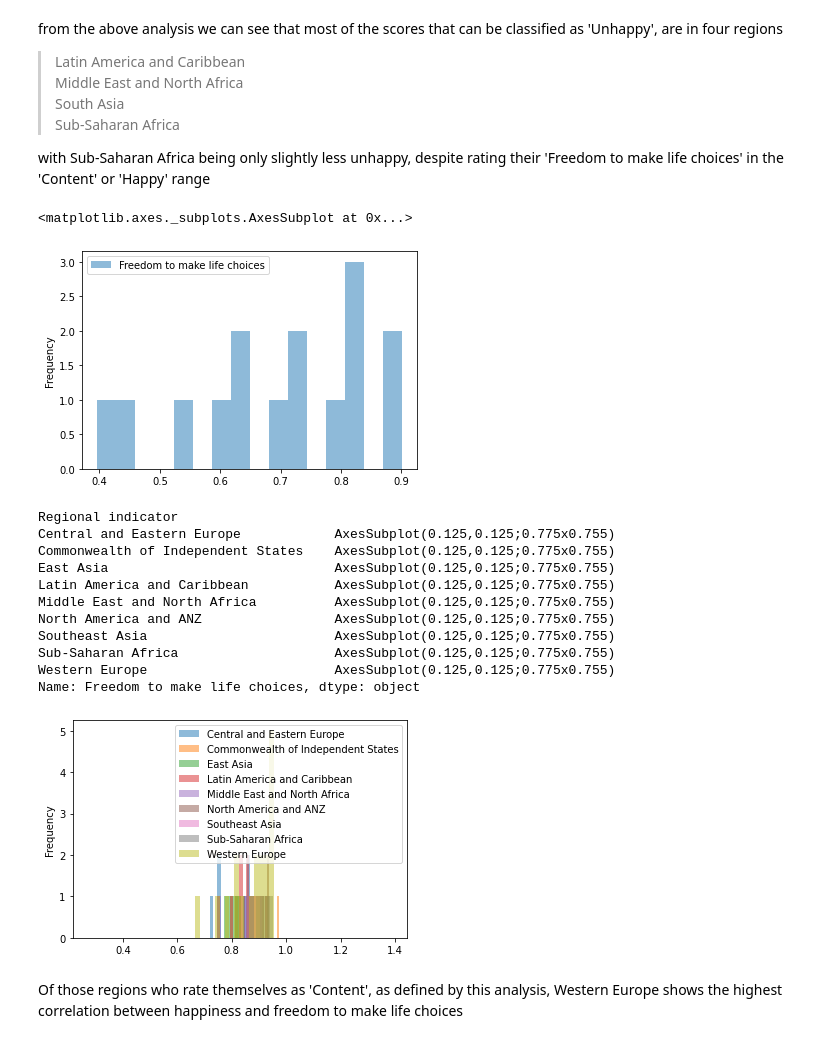
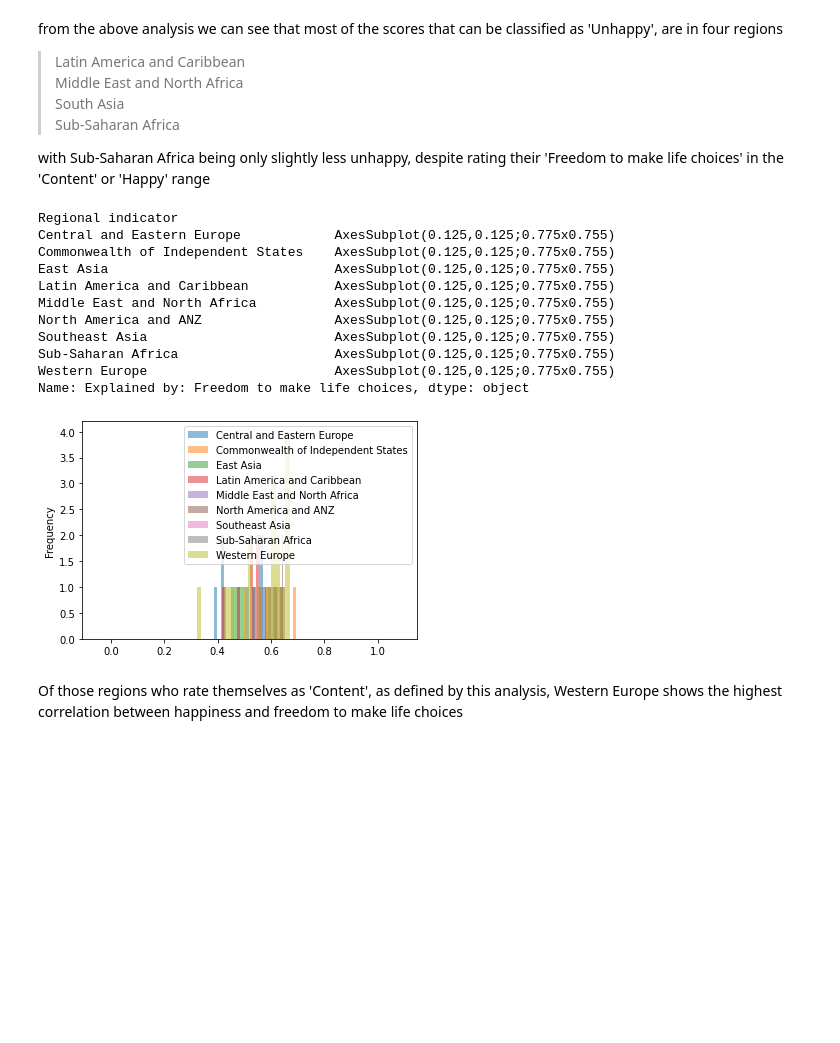
Before and after one commit to MackRoe/WHR2020_DataAnalysis, a Jupyter notebook: World-Happiness-2020.ipynb, the cells around one changed output. Saved outputs shown, nothing was run; the diff lists cells and outputs as text; code cells hidden in the pictures; blank space fills up the shorter version.

```diff
--- a/World-Happiness-2020.ipynb
+++ b/World-Happiness-2020.ipynb
@@ -293,24 +293,19 @@ from the above analysis we can see that most of the scores that can be classifie
 
 with Sub-Saharan Africa being only slightly less unhappy, despite rating their 'Freedom to make life choices' in the 'Content' or 'Happy' range
 # %%
-df[df['Ladder score'] <= 4][['Regional indicator', 'Freedom to make life choices']].plot(bins=16, kind='hist', legend=True, alpha=0.5)
+df[df['Ladder score'] >= 6].groupby('Regional indicator')['Explained by: Freedom to make life choices'].plot(bins=20, kind='hist', legend=True, alpha=0.5)
 # %% [output]
-<matplotlib.axes._subplots.AxesSubplot at 0x...>
+Regional indicator
+Central and Eastern Europe            AxesSubplot(0.125,0.125;0.775x0.755)
+Commonwealth of Independent States    AxesSubplot(0.125,0.125;0.775x0.755)
+East Asia                             AxesSubplot(0.125,0.125;0.775x0.755)
+Latin America and Caribbean           AxesSubplot(0.125,0.125;0.775x0.755)
+Middle East and North Africa          AxesSubplot(0.125,0.125;0.775x0.755)
+North America and ANZ                 AxesSubplot(0.125,0.125;0.775x0.755)
+Southeast Asia                        AxesSubplot(0.125,0.125;0.775x0.755)
+Sub-Saharan Africa                    AxesSubplot(0.125,0.125;0.775x0.755)
+Western Europe                        AxesSubplot(0.125,0.125;0.775x0.755)
+Name: Explained by: Freedom to make life choices, dtype: object
-[figure, old version]
+[figure, new version]
-# %%
-df[df['Ladder score'] >= 6].groupby('Regional indicator')['Freedom to make life choices'].plot(bins=16, kind='hist', legend=True, alpha=0.5)
-# %% [output]
-Regional indicator
-Central and Eastern Europe            AxesSubplot(0.125,0.125;0.775x0.755)
-Commonwealth of Independent States    AxesSubplot(0.125,0.125;0.775x0.755)
-East Asia                             AxesSubplot(0.125,0.125;0.775x0.755)
-Latin America and Caribbean           AxesSubplot(0.125,0.125;0.775x0.755)
-Middle East and North Africa          AxesSubplot(0.125,0.125;0.775x0.755)
-North America and ANZ                 AxesSubplot(0.125,0.125;0.775x0.755)
-Southeast Asia                        AxesSubplot(0.125,0.125;0.775x0.755)
-Sub-Saharan Africa                    AxesSubplot(0.125,0.125;0.775x0.755)
-Western Europe                        AxesSubplot(0.125,0.125;0.775x0.755)
-Name: Freedom to make life choices, dtype: object
-[figure, removed]
 # %% [markdown]
 Of those regions who rate themselves as 'Content', as defined by this analysis, Western Europe shows the highest correlation between happiness and freedom to make life choices
```
Also changed, not shown: parts of 4 cells of this notebook.
